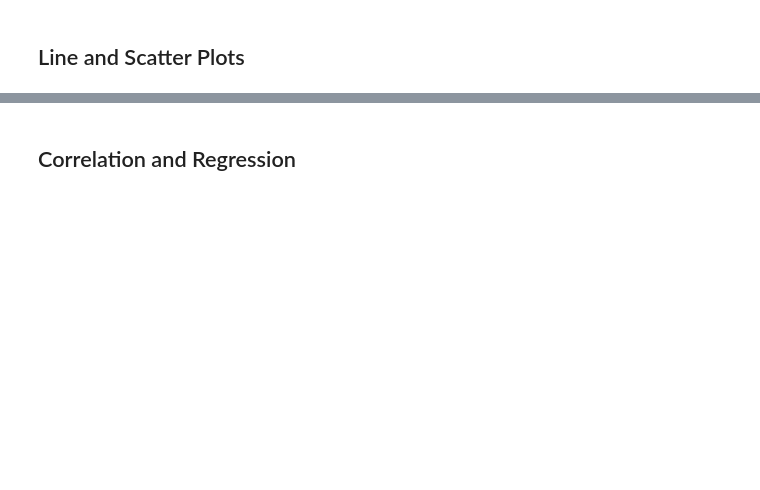
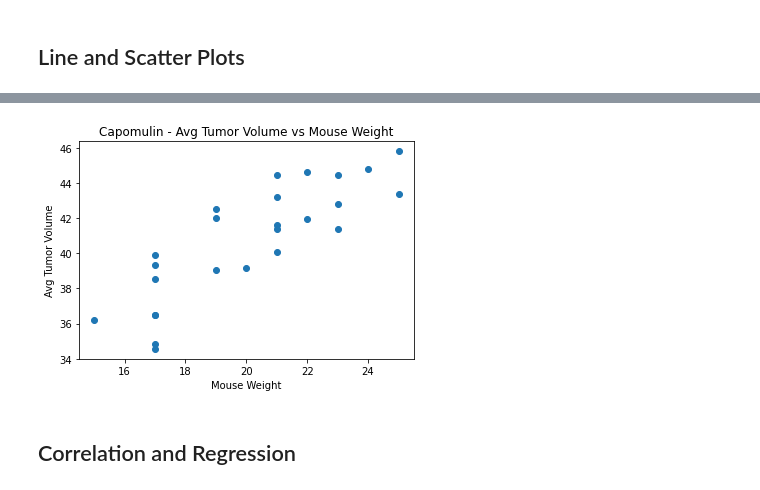
Before and after one commit to trvossler-max/Matplotlib-Challenge, a Jupyter notebook: Instructions/Pymaceuticals/pymaceuticals_starter.ipynb, the cells around one changed output, grey strips where cells are left out. Cells and saved outputs as stored; diff of their text form; code cells hidden in the pictures; blank space fills up the shorter version.

```diff
--- a/Instructions/Pymaceuticals/pymaceuticals_starter.ipynb
+++ b/Instructions/Pymaceuticals/pymaceuticals_starter.ipynb
@@ -341,2 +370,18 @@ plt.show()
+# %%
+# Generate a scatter plot of average tumor volume vs. mouse weight for the Capomulin regimen
+scatter_plot = capomulin_df.groupby(['Mouse ID'])
+# Create series for average tumor volume and mouse weight for each mouse
+avg_tumor = scatter_plot["Tumor Volume (mm3)"].mean()
+mouse_weight = scatter_plot["Weight (g)"].mean()
+
+#Generate scatter plot
+plt.scatter(mouse_weight,avg_tumor)
+plt.xlabel('Mouse Weight')
+plt.ylabel('Avg Tumor Volume')
+plt.title('Capomulin - Avg Tumor Volume vs Mouse Weight')
+
+plt.show()
+# %% [output]
+[figure, added]
 # %% [markdown]
 ## Correlation and Regression
```
Also changed, not shown: parts of 17 cells of this notebook.
